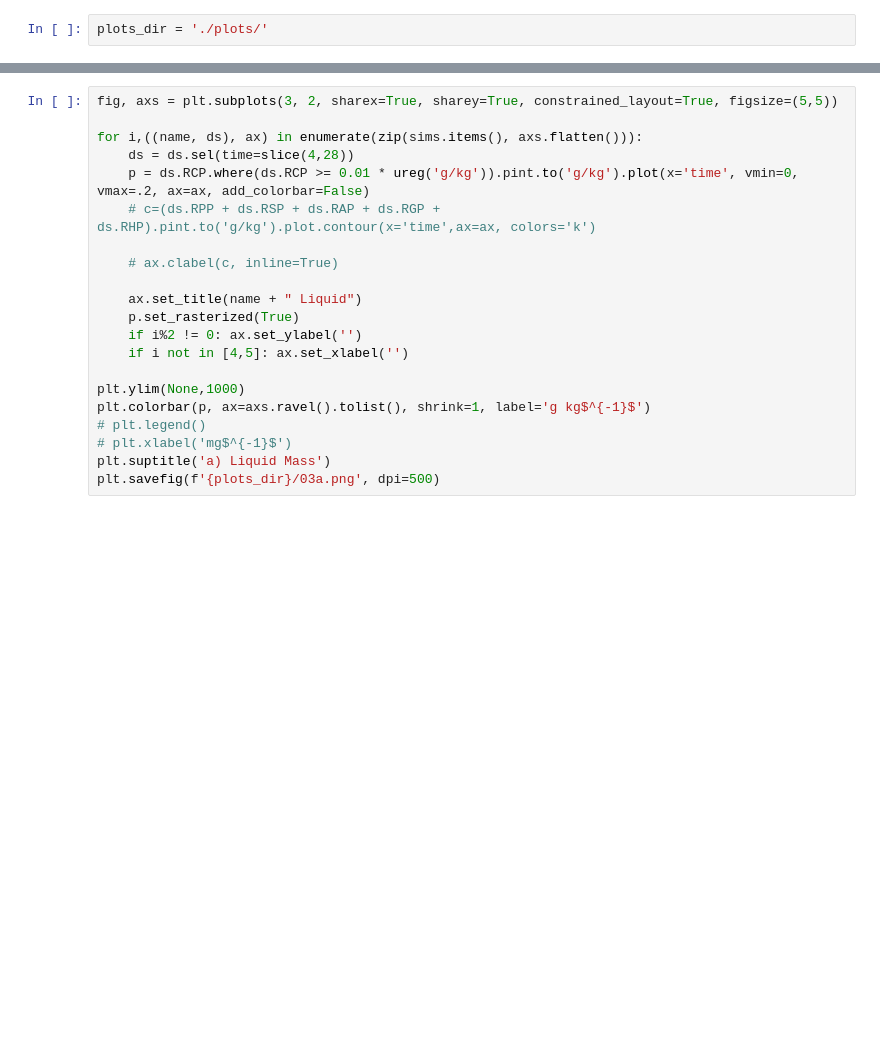
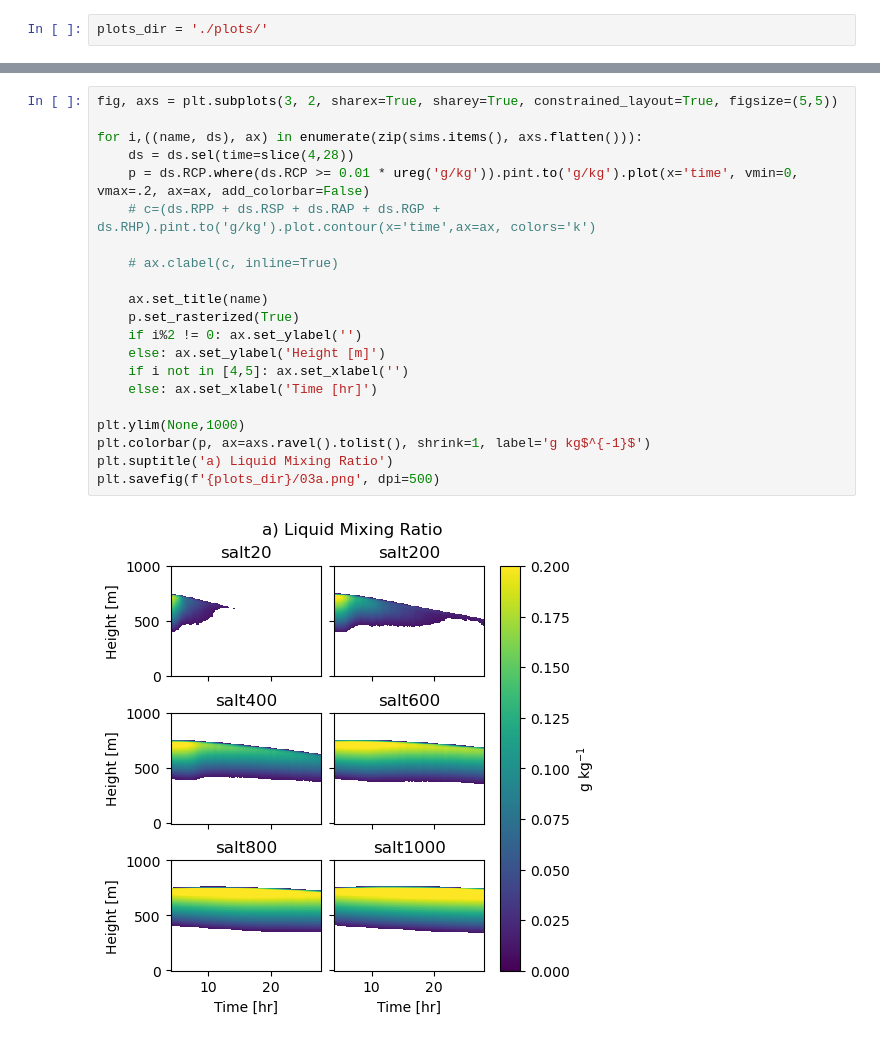
Before and after one commit to lsterzinger/sterzinger-igel-2023-scripts, a Jupyter notebook: 02-all-other-figures.ipynb, the cells around one changed output, grey strips where cells are left out. Saved outputs shown, nothing was run; the diff lists cells and outputs as text; blank space fills up the shorter version.

```diff
--- a/02-all-other-figures.ipynb
+++ b/02-all-other-figures.ipynb
@@ -43,24 +59,26 @@ plt.savefig(f'{plots_dir}/02b.png', dpi=500)
 # %%
 fig, axs = plt.subplots(3, 2, sharex=True, sharey=True, constrained_layout=True, figsize=(5,5))
 
 for i,((name, ds), ax) in enumerate(zip(sims.items(), axs.flatten())):
     ds = ds.sel(time=slice(4,28))
     p = ds.RCP.where(ds.RCP >= 0.01 * ureg('g/kg')).pint.to('g/kg').plot(x='time', vmin=0, vmax=.2, ax=ax, add_colorbar=False)
     # c=(ds.RPP + ds.RSP + ds.RAP + ds.RGP + ds.RHP).pint.to('g/kg').plot.contour(x='time',ax=ax, colors='k')
 
     # ax.clabel(c, inline=True)
 
-    ax.set_title(name + " Liquid")
+    ax.set_title(name)
     p.set_rasterized(True)
     if i%2 != 0: ax.set_ylabel('')
+    else: ax.set_ylabel('Height [m]')
     if i not in [4,5]: ax.set_xlabel('')
+    else: ax.set_xlabel('Time [hr]')
 
 plt.ylim(None,1000)
 plt.colorbar(p, ax=axs.ravel().tolist(), shrink=1, label='g kg$^{-1}$')
-# plt.legend()
-# plt.xlabel('mg$^{-1}$')
-plt.suptitle('a) Liquid Mass')
+plt.suptitle('a) Liquid Mixing Ratio')
 plt.savefig(f'{plots_dir}/03a.png', dpi=500)
+# %% [output]
+[figure, added]
 # %%
 fig, axs = plt.subplots(3, 2, sharex=True, sharey=True, constrained_layout=True, figsize=(5,5))
 
```
Also changed, not shown: parts of 21 cells of this notebook.
